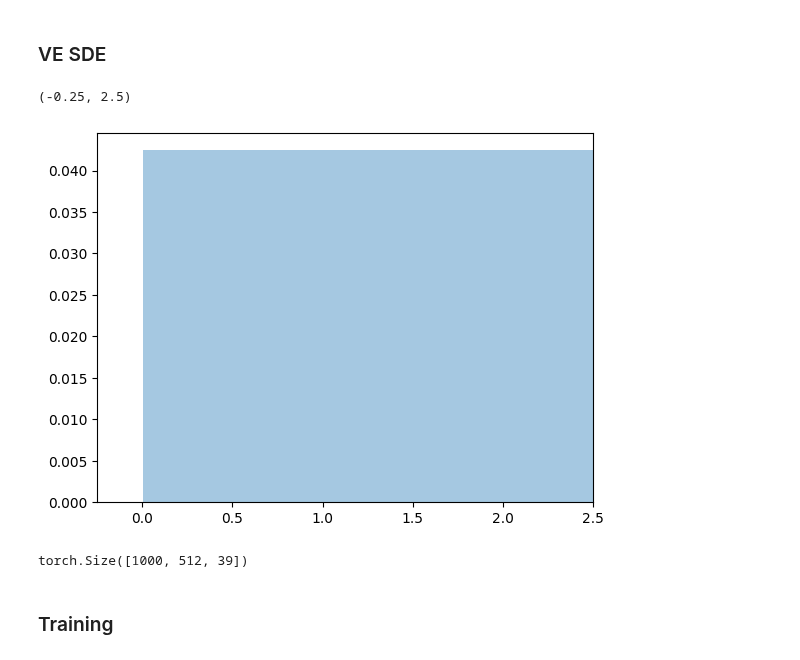
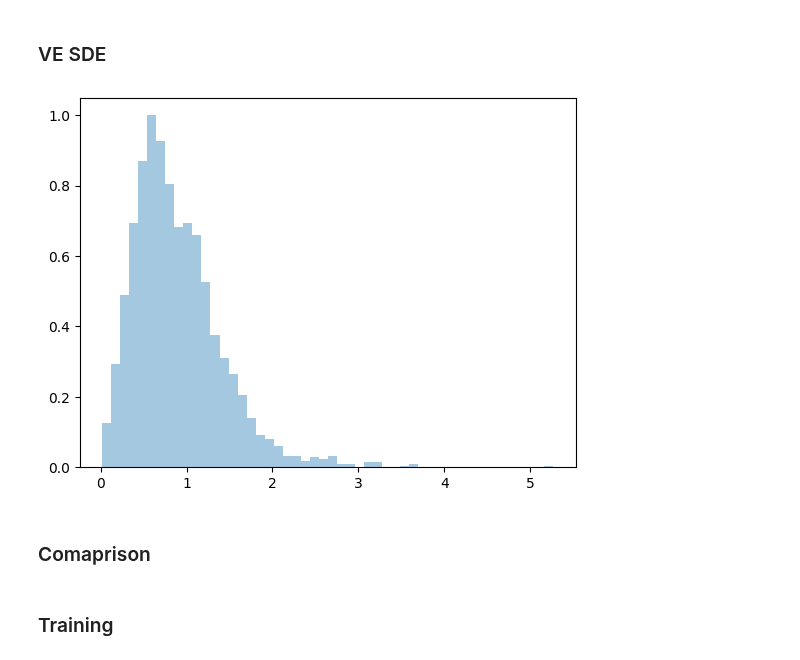
Before and after one commit to taraak/pita, a Jupyter notebook: active_inference_LJ13.ipynb, the cells around one changed output. Drawn from its saved outputs; the diff is of its cells as text; code cells hidden in the pictures.

```diff
--- a/active_inference_LJ13.ipynb
+++ b/active_inference_LJ13.ipynb
@@ -92,3 +88,9 @@ def plot_sample_hist(samples, ax = None, dim=(0,1)):
+# %%
+def plot_sample_hist(samples, ax = None, dim=(0,1), label=None):
+    if ax == None:
+        fig, ax = plt.subplots()
+    d = torch.linalg.norm(samples[:, 0, dim] - samples[:, 1, dim], dim=-1)
+    ax.hist(d, bins=50, density=True, alpha=0.4, label=label)
 # %% [markdown]
 ### Helper Functions
 # %%
@@ -175,12 +310,12 @@ def true_grad_Rt(x, t, beta, var_exploding=True):
 # %% [markdown]
 ### Dataset
 # %%
-beta = 10
+beta = 5
 
 n_nodes = 13
 dim = 3
 
-n_samples = 1024 * 8
+n_samples = 1024 * 2
 centers = torch.zeros((n_samples, n_nodes*dim), device=device)
 x1_samples = torch.normal(centers, torch.full_like(centers, fill_value=beta))
 
@@ -243,7 +378,7 @@ class VEReverseSDE(torch.nn.Module):
                 t = t * torch.ones(x.shape[0]).to(device)
 
             x.requires_grad = True
-            score = self.score(x, 1-t, self.beta)
+            score = self.score(x, 1-t, self.beta, num_mc_samples=100)
         return self.g(t, x)**2 * score
 
     def g(self, t, x):
@@ -256,12 +391,11 @@ def generate_samples(ve_reverse_sde, x_init):
     return samples
 # %%
 # ve_reverse_sde = VEReverseSDE(true_grad_Rt, beta)
-ve_reverse_sde = VEReverseSDE(estimate_grad_Rt, 1.1)
+ve_reverse_sde = VEReverseSDE(estimate_grad_Rt, beta)
 # samples = generate_samples(ve_reverse_sde, init_samples)
-samples, pred_vectors = integrate_sde(ve_reverse_sde, x1_samples, [0, 1], 0.001) #true_vectors
+samples_pred, pred_vectors = integrate_sde(ve_reverse_sde, x1_samples, [0, 0.99], 0.001) #true_vectors
 # %%
-plot_sample_hist(samples[-1].reshape(-1, n_nodes, dim).detach().cpu())
-plt.xlim(-0.25, 2.5)
+plot_sample_hist(samples_pred[-1].reshape(-1, n_nodes, dim).detach().cpu())
+# plt.xlim(-0.25, 2.5)
 # %% [output]
-(-0.25, 2.5)
-[figure, old version]
+[figure, new version]
@@ -277,4 +402,2 @@ for i in range(dim):
-# %%
-samples.shape
-# %% [output]
-torch.Size([1000, 512, 39])
+# %% [markdown]
+### Comaprison
```
Also changed, not shown: parts of 11 cells of this notebook.
